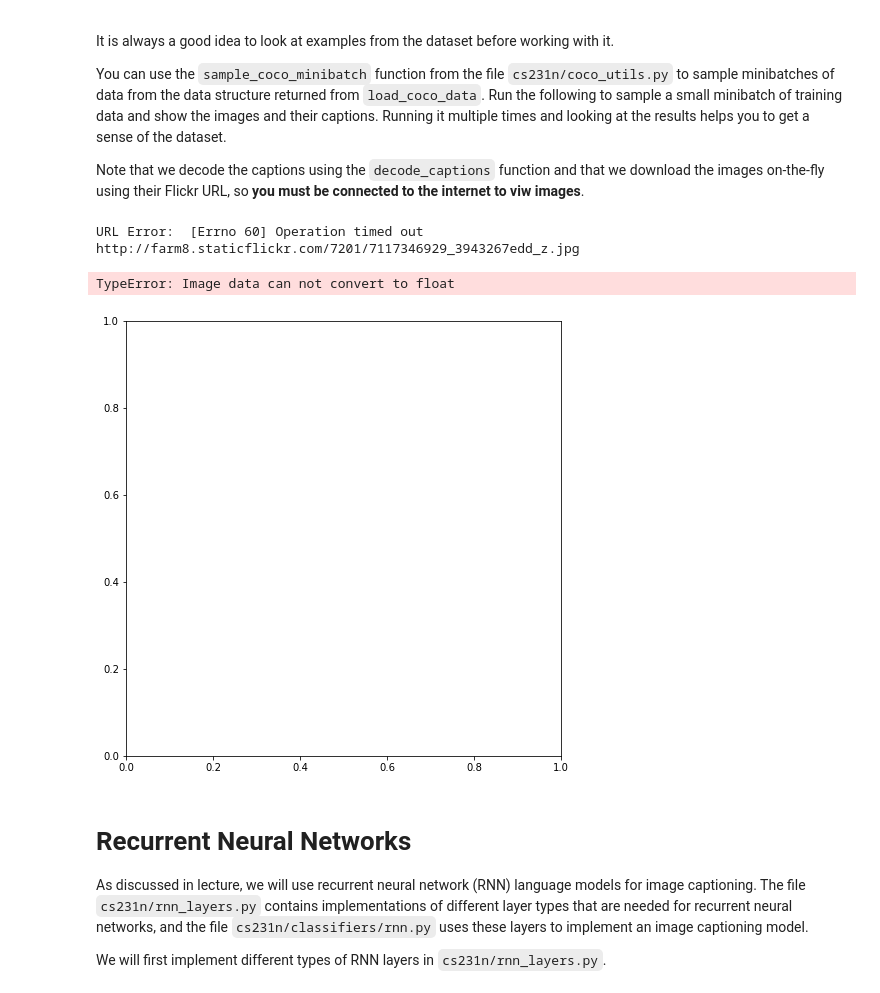
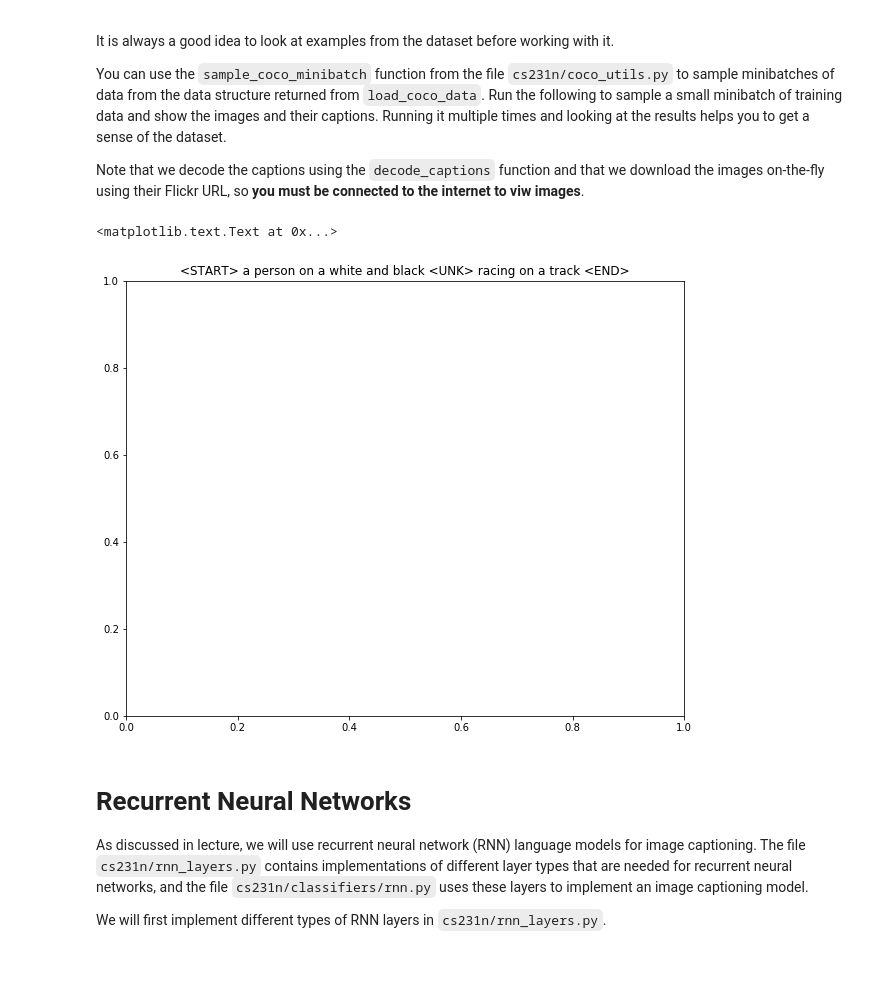
Before and after one commit to zixinh/CNN-RNN, a Jupyter notebook: assignment3/RNN_Captioning.ipynb, the cells around one changed output. Drawn from its saved outputs; the diff is of its cells as text; code cells hidden in the pictures; blank space fills up the shorter version.

```diff
--- a/assignment3/RNN_Captioning.ipynb
+++ b/assignment3/RNN_Captioning.ipynb
@@ -76,19 +79,18 @@ Note that we decode the captions using the `decode_captions` function and that w
 # %%
 # Sample a minibatch and show the images and captions
 # Browser problem that doesn't support Flickr URL, luckily, it doesn't matter with the implementation
 batch_size = 3
 
 captions, features, urls = sample_coco_minibatch(data, batch_size=batch_size)
-for i, (caption, url) in enumerate(zip(captions, urls)):
-  plt.imshow(image_from_url(url))
-  plt.axis('off')
-  caption_str = decode_captions(caption, data['idx_to_word'])
+#for i, (caption, url) in enumerate(zip(captions, urls)):
+  #plt.imshow(image_from_url(url))
+  #plt.axis('off')
+caption_str = decode_captions(caption, data['idx_to_word'])
   plt.title(caption_str)
-  plt.show()
+  #plt.show()
 # %% [output]
-URL Error:  [Errno 60] Operation timed out http://farm8.staticflickr.com/7201/7117346929_3943267edd_z.jpg
+<matplotlib.text.Text at 0x...>
-TypeError: Image data can not convert to float
-[figure, old version]
+[figure, new version]
 # %% [markdown]
 # Recurrent Neural Networks
 As discussed in lecture, we will use recurrent neural network (RNN) language models for image captioning. The file `cs231n/rnn_layers.py` contains implementations of different layer types that are needed for recurrent neural networks, and the file `cs231n/classifiers/rnn.py` uses these layers to implement an image captioning model.
```
Also changed, not shown: parts of 5 cells of this notebook, 2 other files.
